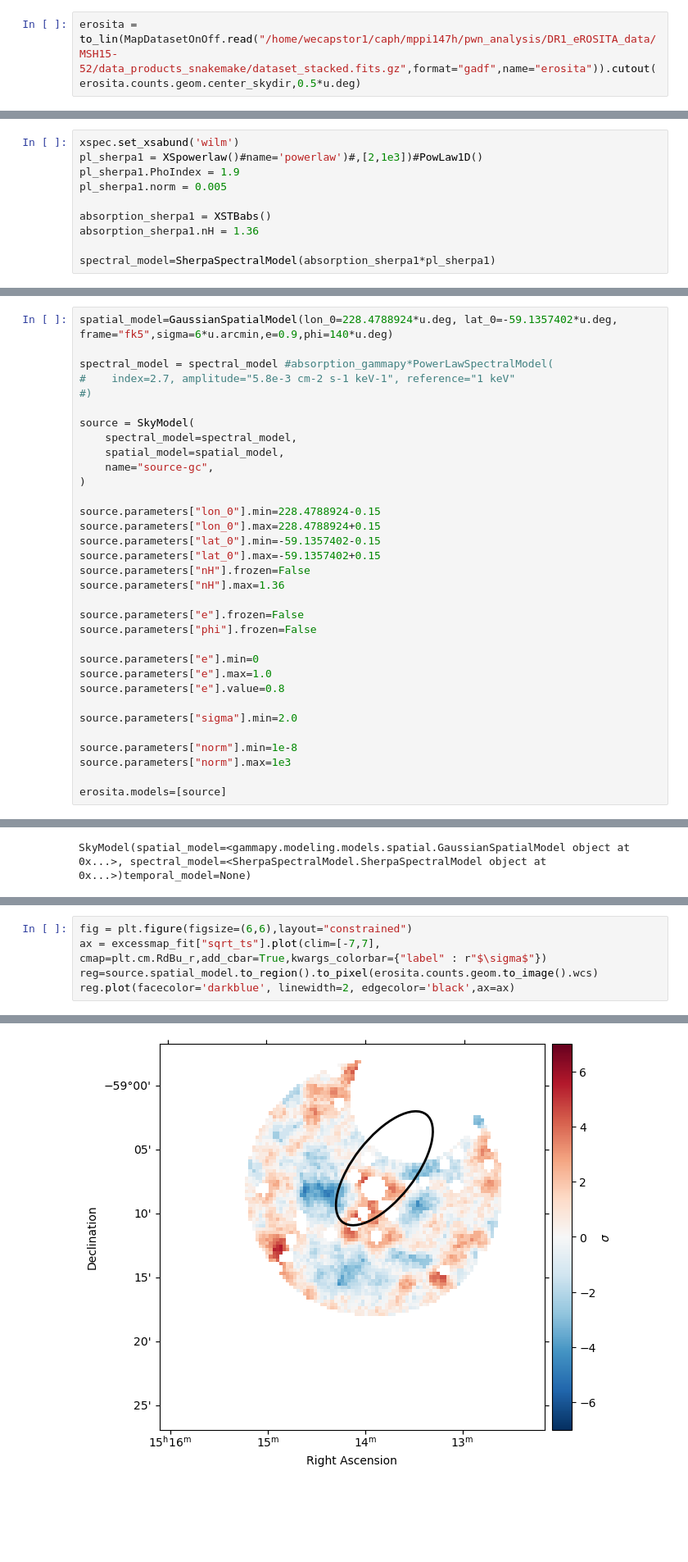
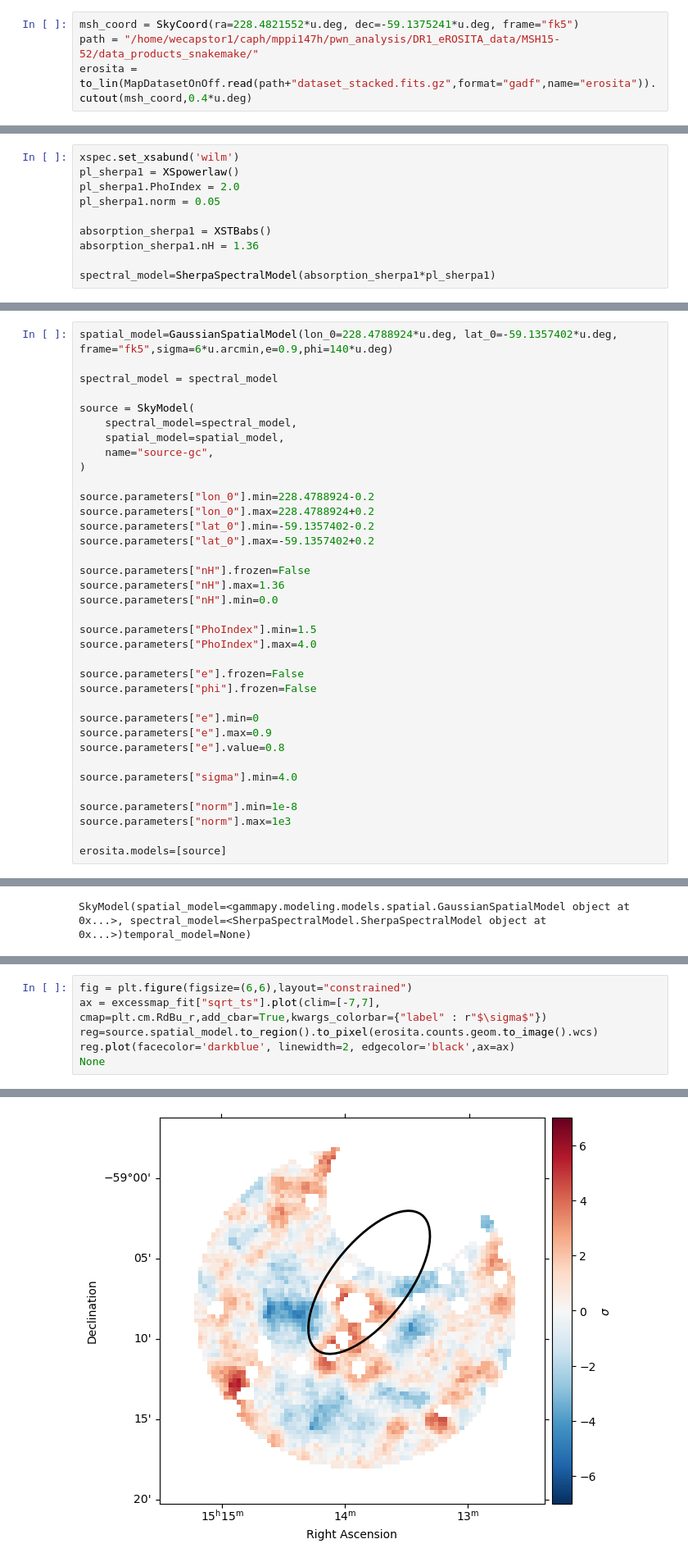
Before and after one commit to k-egg/eROdata, a Jupyter notebook: eROdata_tutorial.ipynb, the cells around one changed output, grey strips where cells are left out. Shown at 82% size. Saved outputs shown, nothing was run; the diff lists cells and outputs as text; blank space fills up the shorter version.

```diff
--- a/eROdata_tutorial.ipynb
+++ b/eROdata_tutorial.ipynb
@@ -60,7 +61,9 @@ Most settings are available in the snakemake workflow, for maximum control the d
 # %% [markdown]
 A 3D eROSITA MapDataset or MapDatasetOnOff can be loaded into Gammapy like any other dataset. The dataset is created in logarithmic interpolation, the function `to_lin()` changes this to linear interpolation.
 # %%
-erosita = to_lin(MapDatasetOnOff.read("/home/wecapstor1/caph/mppi147h/pwn_analysis/DR1_eROSITA_data/MSH15-52/data_products_snakemake/dataset_stacked.fits.gz",format="gadf",name="erosita")).cutout(erosita.counts.geom.center_skydir,0.5*u.deg)
+msh_coord = SkyCoord(ra=228.4821552*u.deg, dec=-59.1375241*u.deg, frame="fk5")
+path = "/home/wecapstor1/caph/mppi147h/pwn_analysis/DR1_eROSITA_data/MSH15-52/data_products_snakemake/"
+erosita = to_lin(MapDatasetOnOff.read(path+"dataset_stacked.fits.gz",format="gadf",name="erosita")).cutout(msh_coord,0.4*u.deg)
 # %% [markdown]
 Let's take a first look at our dataset!
 # %%
@@ -121,8 +119,8 @@ absorption_gammapy = SherpaSpectralModel(absorption_sherpa, default_units=(u.keV
 # %%
 xspec.set_xsabund('wilm')
-pl_sherpa1 = XSpowerlaw()#name='powerlaw')#,[2,1e3])#PowLaw1D()
-pl_sherpa1.PhoIndex = 1.9
-pl_sherpa1.norm = 0.005
+pl_sherpa1 = XSpowerlaw()
+pl_sherpa1.PhoIndex = 2.0
+pl_sherpa1.norm = 0.05
 
 absorption_sherpa1 = XSTBabs()
 absorption_sherpa1.nH = 1.36
@@ -135,9 +133,7 @@ We define a `SkyModel` using an absorbed powerlaw `SpectralModel` and a 2D Gauss
 # %%
 spatial_model=GaussianSpatialModel(lon_0=228.4788924*u.deg, lat_0=-59.1357402*u.deg, frame="fk5",sigma=6*u.arcmin,e=0.9,phi=140*u.deg)
 
-spectral_model = spectral_model #absorption_gammapy*PowerLawSpectralModel(
-#    index=2.7, amplitude="5.8e-3 cm-2 s-1 keV-1", reference="1 keV"
-#)
+spectral_model = spectral_model
 
 source = SkyModel(
     spectral_model=spectral_model,
@@ -145,21 +141,26 @@ source = SkyModel(
     name="source-gc",
 )
 
-source.parameters["lon_0"].min=228.4788924-0.15
-source.parameters["lon_0"].max=228.4788924+0.15
-source.parameters["lat_0"].min=-59.1357402-0.15
-source.parameters["lat_0"].max=-59.1357402+0.15
+source.parameters["lon_0"].min=228.4788924-0.2
+source.parameters["lon_0"].max=228.4788924+0.2
+source.parameters["lat_0"].min=-59.1357402-0.2
+source.parameters["lat_0"].max=-59.1357402+0.2
+
 source.parameters["nH"].frozen=False
 source.parameters["nH"].max=1.36
+source.parameters["nH"].min=0.0
+
+source.parameters["PhoIndex"].min=1.5
+source.parameters["PhoIndex"].max=4.0
 
 source.parameters["e"].frozen=False
 source.parameters["phi"].frozen=False
 
 source.parameters["e"].min=0
-source.parameters["e"].max=1.0
+source.parameters["e"].max=0.9
 source.parameters["e"].value=0.8
 
-source.parameters["sigma"].min=2.0
+source.parameters["sigma"].min=4.0
 
 source.parameters["norm"].min=1e-8
 source.parameters["norm"].max=1e3
@@ -207,4 +207,5 @@ fig = plt.figure(figsize=(6,6),layout="constrained")
 ax = excessmap_fit["sqrt_ts"].plot(clim=[-7,7], cmap=plt.cm.RdBu_r,add_cbar=True,kwargs_colorbar={"label" : r"$\sigma$"})
 reg=source.spatial_model.to_region().to_pixel(erosita.counts.geom.to_image().wcs)
 reg.plot(facecolor='darkblue', linewidth=2, edgecolor='black',ax=ax)
+None
 # %% [output]
@@ -212,4 +212,4 @@ reg.plot(facecolor='darkblue', linewidth=2, edgecolor='black',ax=ax)
-[figure, old version]
+[figure, new version]
 # %% [markdown]
 Note that due to the data format you should use the `to_spectrum_dataset_xray()` function to extract 1D spectra from 3D eROSITA datasets, such as in the following example.
 # %%
```
Also changed, not shown: parts of 37 cells of this notebook, 13 other files.
